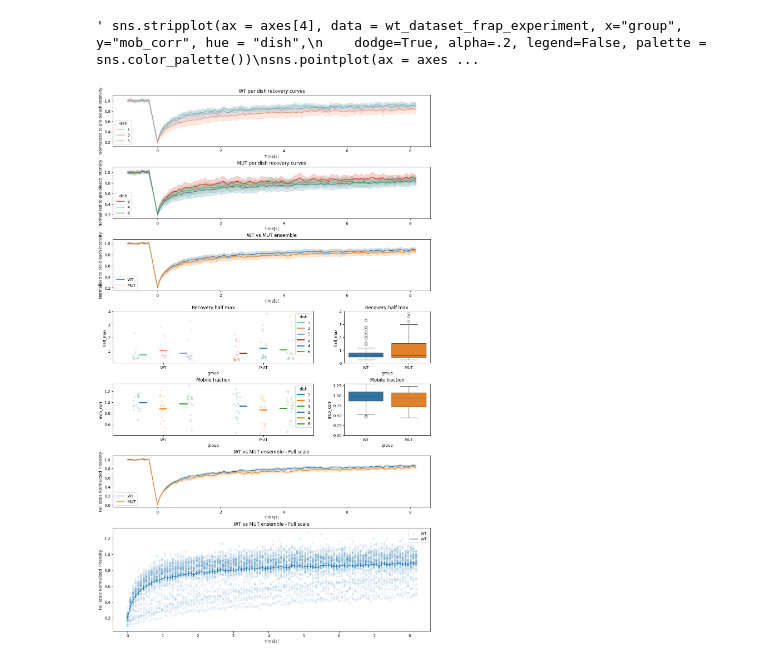
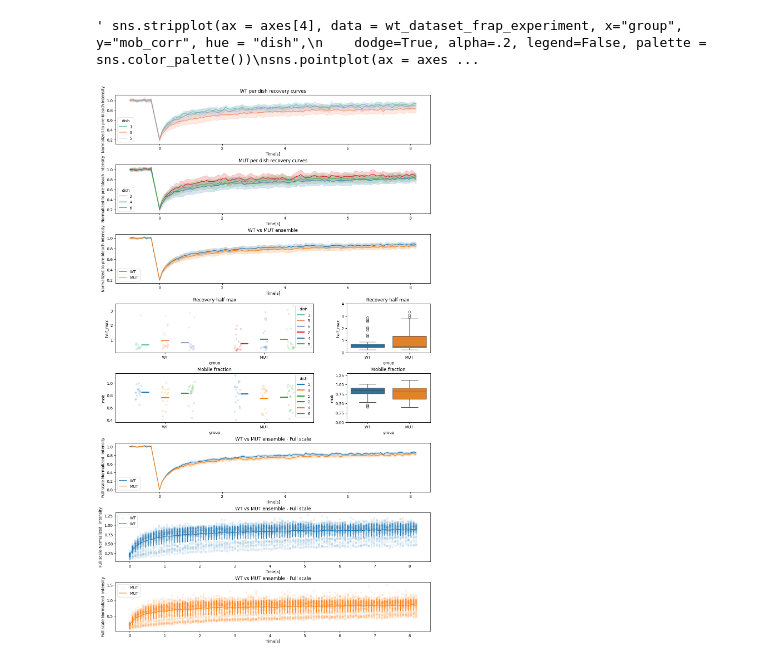
Before and after one commit to amarcosv/FRAP-analysis-younglab, a Jupyter notebook: src/load_plot_results.ipynb, the cells around one changed output. Saved outputs shown, nothing was run; the diff lists cells and outputs as text; code cells hidden in the pictures.

```diff
--- a/src/load_plot_results.ipynb
+++ b/src/load_plot_results.ipynb
@@ -161,17 +161,17 @@ else:
 
 ax4_0 = fig.add_subplot(spec[4, :-1])
 ax4_1 = fig.add_subplot(spec[4, -1])
-sns.stripplot(ax = ax4_0, data = wt_dataset_frap_experiment, x="group", y="mob_corr", hue = "dish",
+sns.stripplot(ax = ax4_0, data = wt_dataset_frap_experiment, x="group", y="mob", hue = "dish",
     dodge=True, alpha=.2, legend=False, palette = sns.color_palette())
-sns.pointplot(ax = ax4_0, data = wt_dataset_frap_experiment, x="group", y="mob_corr", hue = "dish",
+sns.pointplot(ax = ax4_0, data = wt_dataset_frap_experiment, x="group", y="mob", hue = "dish",
 dodge=.4, linestyle="none", errorbar=None, marker="_", markersize=20, markeredgewidth=3, palette = sns.color_palette())
-sns.stripplot(ax = ax4_0, data = mut_dataset_frap_experiment, x="group", y="mob_corr", hue = "dish",
+sns.stripplot(ax = ax4_0, data = mut_dataset_frap_experiment, x="group", y="mob", hue = "dish",
     dodge=True, alpha=.2, legend=False, palette = sns.color_palette())
-sns.pointplot(ax = ax4_0, data = mut_dataset_frap_experiment, x="group", y="mob_corr", hue = "dish",
+sns.pointplot(ax = ax4_0, data = mut_dataset_frap_experiment, x="group", y="mob", hue = "dish",
 dodge=.4, linestyle="none", errorbar=None, marker="_", markersize=20, markeredgewidth=3, palette = sns.color_palette())
 ax4_0.set_title('Mobile fraction')
-sns.boxplot(ax = ax4_1, data = wt_dataset_frap_experiment, x="group", y="mob_corr")
-sns.boxplot(ax = ax4_1, data = mut_dataset_frap_experiment, x="group", y="mob_corr")
+sns.boxplot(ax = ax4_1, data = wt_dataset_frap_experiment, x="group", y="mob")
+sns.boxplot(ax = ax4_1, data = mut_dataset_frap_experiment, x="group", y="mob")
 ax4_1.set_title('Mobile fraction')
 ax4_1.set(ylim=( 0,1.3))
 
@@ -183,7 +183,7 @@ ax5.set_ylabel('Full scale Normalized  intensity')
 ax5.set_xlabel('Time[s]')
 ax5.set_title('WT vs MUT ensemble - Full scale')
 
-ax6 = fig.add_subplot(spec[6::, :])
+ax6 = fig.add_subplot(spec[6, :])
 sns.scatterplot(ax = ax6, data =wt_dataset_roiData[wt_dataset_roiData['timepoint_frap']>=0], x= 'timestamp_frap_r', y = 'frap_norm_r', label = 'WT',
               alpha = 0.1)
 
@@ -193,32 +193,42 @@ sns.scatterplot(ax = ax6, data =wt_dataset_roiData[wt_dataset_roiData['timepoint
     #dataset_roiData['timestamp_frap_r'] = timestamps
 #ax6.errorbar(timestamps, y, yerr = y_std)
 sns.lineplot(ax = ax6, data =wt_dataset_roiData[wt_dataset_roiData['timepoint_frap']>=0], x= 'timestamp_frap_r', y = 'frap_norm_r', label = 'WT',
-              errorbar = 'se', err_style = 'bars')
+              errorbar = 'sd', err_style = 'bars')
 
 #sns.lineplot(ax = ax6, data =mut_dataset_roiData, x= 'timestamp_frap_r', y = 'frap_fullscale_norm_r', label = 'MUT' )
 ax6.set_ylabel('Full scale Normalized  intensity')
 ax6.set_xlabel('Time[s]')
 ax6.set_title('WT vs MUT ensemble - Full scale')
+ax7 = fig.add_subplot(spec[7::, :])
+sns.scatterplot(ax = ax7, data =mut_dataset_roiData[mut_dataset_roiData['timepoint_frap']>=0], x= 'timestamp_frap_r', y = 'frap_norm_r', label = 'MUT',
+              alpha = 0.1, color='tab:orange')
+sns.lineplot(ax = ax7, data =mut_dataset_roiData[mut_dataset_roiData['timepoint_frap']>=0], x= 'timestamp_frap_r', y = 'frap_norm_r', label = 'MUT',
+              errorbar = 'sd', err_style = 'bars', color='tab:orange')
+
+#sns.lineplot(ax = ax6, data =mut_dataset_roiData, x= 'timestamp_frap_r', y = 'frap_fullscale_norm_r', label = 'MUT' )
+ax7.set_ylabel('Full scale Normalized  intensity')
+ax7.set_xlabel('Time[s]')
+ax7.set_title('WT vs MUT ensemble - Full scale')
 #ax6.xaxis.set_major_formatter(FormatStrFormatter('%.1f'))
 
 """ sns.stripplot(ax = axes[4], data = wt_dataset_frap_experiment, x="group", y="mob_corr", hue = "dish",
     dodge=True, alpha=.2, legend=False, palette = sns.color_palette())
 sns.pointplot(ax = axes[4], data = wt_dataset_frap_experiment, x="group", y="mob_corr", hue = "dish",
 dodge=.4, linestyle="none", errorbar=None, marker="_", markersize=20, markeredgewidth=3, palette = sns.color_palette())
 sns.stripplot(ax = axes[4], data = mut_dataset_frap_experiment, x="group", y="mob_corr", hue = "dish",
     dodge=True, alpha=.2, legend=False, palette = sns.color_palette())
 sns.pointplot(ax = axes[4], data = mut_dataset_frap_experiment, x="group", y="mob_corr", hue = "dish",
 dodge=.4, linestyle="none", errorbar=None, marker="_", markersize=20, markeredgewidth=3, palette = sns.color_palette())
 axes[4].set_title('Mobile fraction')
 sns.lineplot(ax = axes[5], data =wt_dataset_roiData, x= 'timestamp_frap_r', y = 'frap_fullscale_norm_r', label = 'WT')
 sns.lineplot(ax = axes[5], data =mut_dataset_roiData, x= 'timestamp_frap_r', y = 'frap_fullscale_norm_r', label = 'MUT' )
 axes[5].set_ylabel('Normalized to pre-bleach intensity')
 axes[5].set_xlabel('Time[s]')
 axes[5].set_title('WT vs MUT ensemble')
 
 sns.lineplot(ax = axes[6], data =wt_dataset_roiData, x= 'timestamp_frap_r', y = 'ref_norm',   label = 'WT')
 sns.lineplot(ax = axes[6], data =mut_dataset_roiData, x= 'timestamp_frap_r', y = 'ref_norm',   label = 'MUT')
 sns.lineplot(ax = axes[7], data =mut_dataset_roiData, x= 'timestamp_frap_r', y = 'ref_norm',   hue = 'file',legend=False) """
 # %% [output]
 ' sns.stripplot(ax = axes[4], data = wt_dataset_frap_experiment, x="group", y="mob_corr", hue = "dish",\n    dodge=True, alpha=.2, legend=False, palette = sns.color_palette())\nsns.pointplot(ax = axes ...
-[figure, old version]
+[figure, new version]
```
Also changed, not shown: parts of 1 cell of this notebook, 9 other files.
